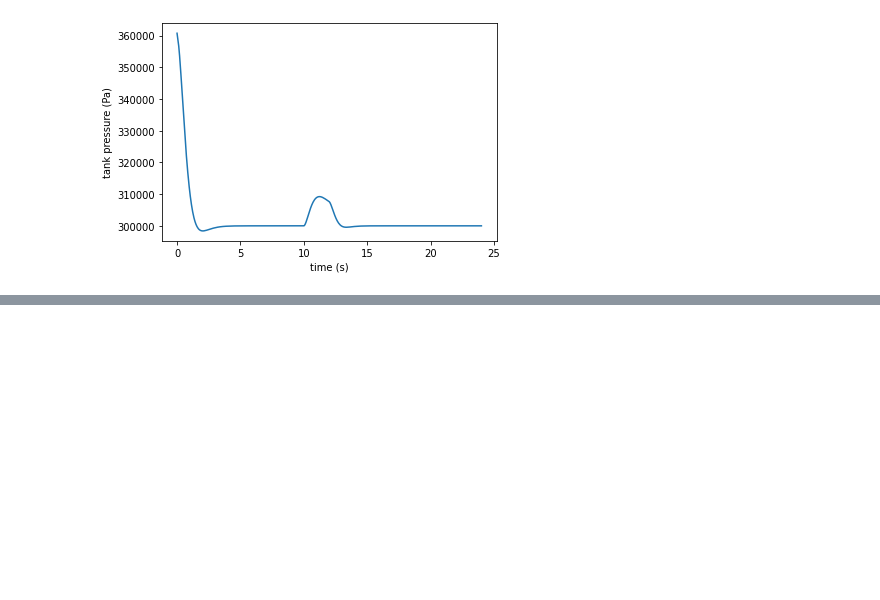
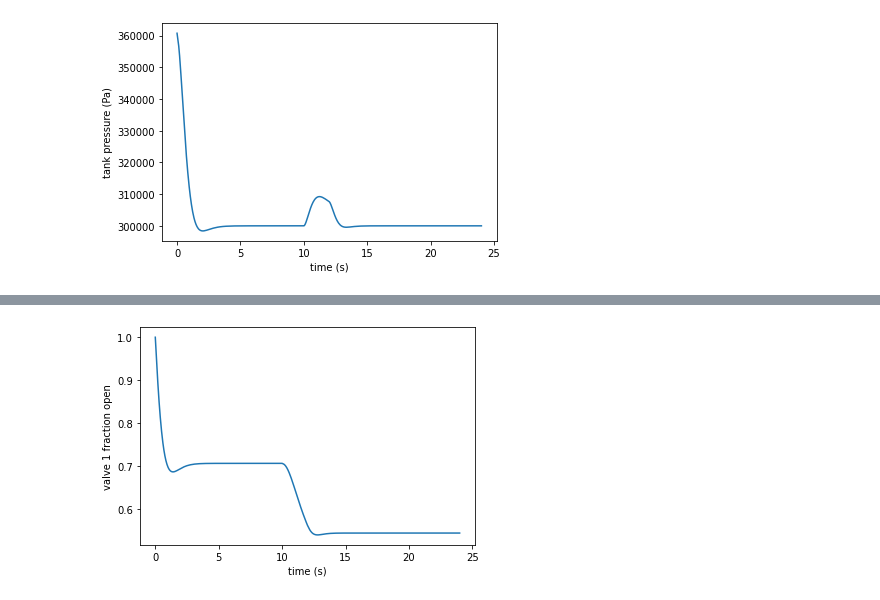
Before and after one commit to NightStack15/examples-pse, a Jupyter notebook: src/Examples/DAE/petsc_pid_example.ipynb, the cells around one changed output, grey strips where cells are left out. Drawn from its saved outputs; the diff is of its cells as text; code cells hidden in the pictures; blank space fills up the shorter version.

```diff
--- a/src/Examples/DAE/petsc_pid_example.ipynb
+++ b/src/Examples/DAE/petsc_pid_example.ipynb
@@ -189,0 +276,6 @@ a = plt.xlabel("time (s)")
+# %%
+a = plt.plot(tj.time, tj.get_vec(m.fs.valve_1.valve_opening[24]))
+a = plt.ylabel("valve 1 fraction open")
+a = plt.xlabel("time (s)")
+# %% [output]
+[figure, added]
```
Also changed, not shown: parts of 18 cells of this notebook, 1 other file.
